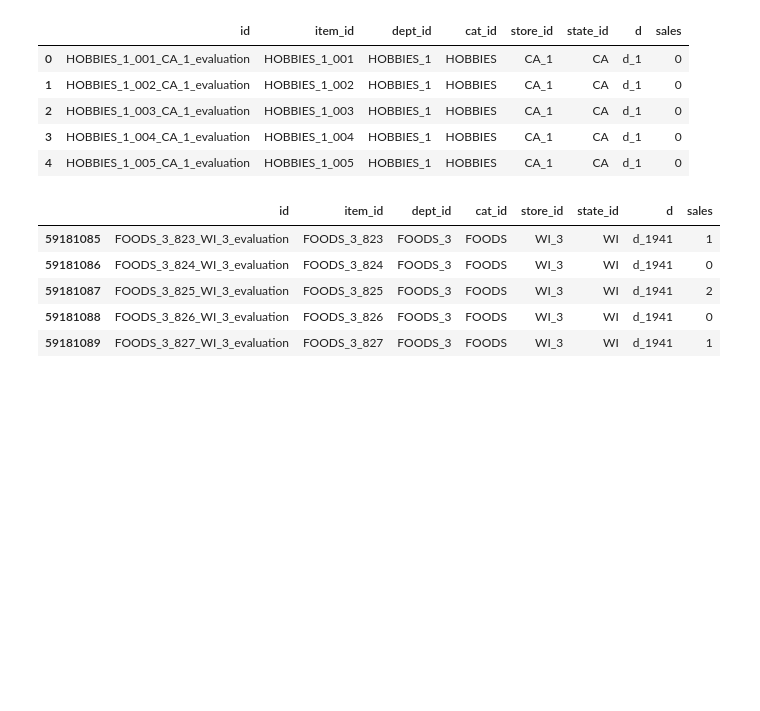
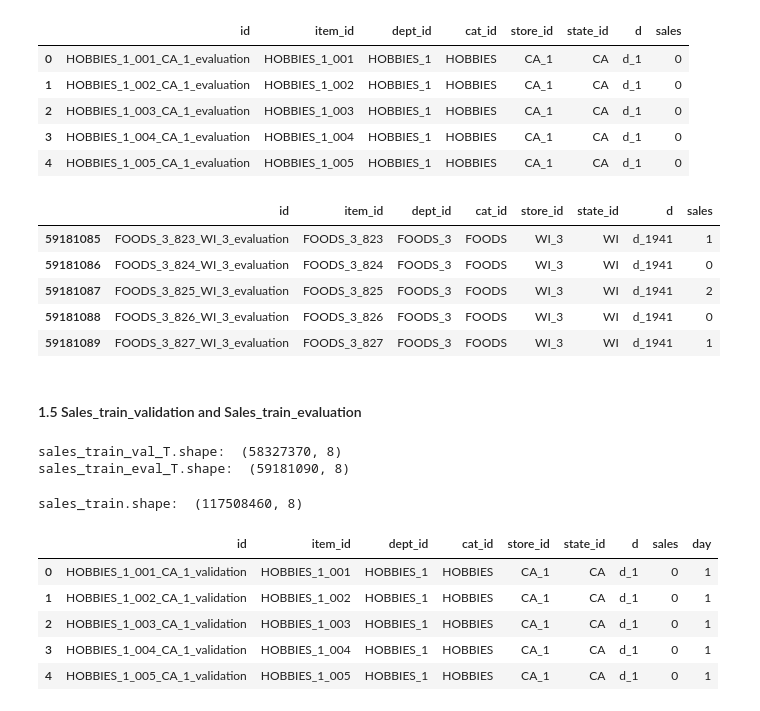
Before and after one commit to ionahu08/M5Forecasting_Accuracy, a Jupyter notebook: code/project_M5.ipynb, the cells around one changed output. Drawn from its saved outputs; the diff is of its cells as text; code cells hidden in the pictures; blank space fills up the shorter version.

```diff
--- a/code/project_M5.ipynb
+++ b/code/project_M5.ipynb
@@ -310,3 +310,29 @@ display(sales_train_eval_T.tail())
 | 59181087 | FOODS_3_825_WI_3_evaluation | FOODS_3_825 | FOODS_3 | FOODS | WI_3 | WI | d_1941 | 2 |
 | 59181088 | FOODS_3_826_WI_3_evaluation | FOODS_3_826 | FOODS_3 | FOODS | WI_3 | WI | d_1941 | 0 |
 | 59181089 | FOODS_3_827_WI_3_evaluation | FOODS_3_827 | FOODS_3 | FOODS | WI_3 | WI | d_1941 | 1 |
+# %% [markdown]
+#### 1.5 Sales_train_validation and Sales_train_evaluation
+# %%
+print("sales_train_val_T.shape: ", sales_train_val_T.shape)
+print("sales_train_eval_T.shape: ", sales_train_eval_T.shape)
+# %% [output]
+sales_train_val_T.shape:  (58327370, 8)
+sales_train_eval_T.shape:  (59181090, 8)
+# %%
+# Concatenate sales_train_val_T and sales_train_eval_T
+sales_train = pd.concat([sales_train_val_T, sales_train_eval_T], ignore_index=True)
+print("sales_train.shape: ", sales_train.shape)
+# %% [output]
+sales_train.shape:  (117508460, 8)
+# %%
+# extract the day number from the 'd' column
+sales_train['day'] = sales_train['d'].str.extract('d_(\d+)').astype(int)
+display(sales_train.head())
+display(sales_train.tail())
+# %% [output]
+|  | id | item_id | dept_id | cat_id | store_id | state_id | d | sales | day |
+| 0 | HOBBIES_1_001_CA_1_validation | HOBBIES_1_001 | HOBBIES_1 | HOBBIES | CA_1 | CA | d_1 | 0 | 1 |
+| 1 | HOBBIES_1_002_CA_1_validation | HOBBIES_1_002 | HOBBIES_1 | HOBBIES | CA_1 | CA | d_1 | 0 | 1 |
+| 2 | HOBBIES_1_003_CA_1_validation | HOBBIES_1_003 | HOBBIES_1 | HOBBIES | CA_1 | CA | d_1 | 0 | 1 |
+| 3 | HOBBIES_1_004_CA_1_validation | HOBBIES_1_004 | HOBBIES_1 | HOBBIES | CA_1 | CA | d_1 | 0 | 1 |
+| 4 | HOBBIES_1_005_CA_1_validation | HOBBIES_1_005 | HOBBIES_1 | HOBBIES | CA_1 | CA | d_1 | 0 | 1 |
```
Also changed, not shown: parts of 3 cells of this notebook.
